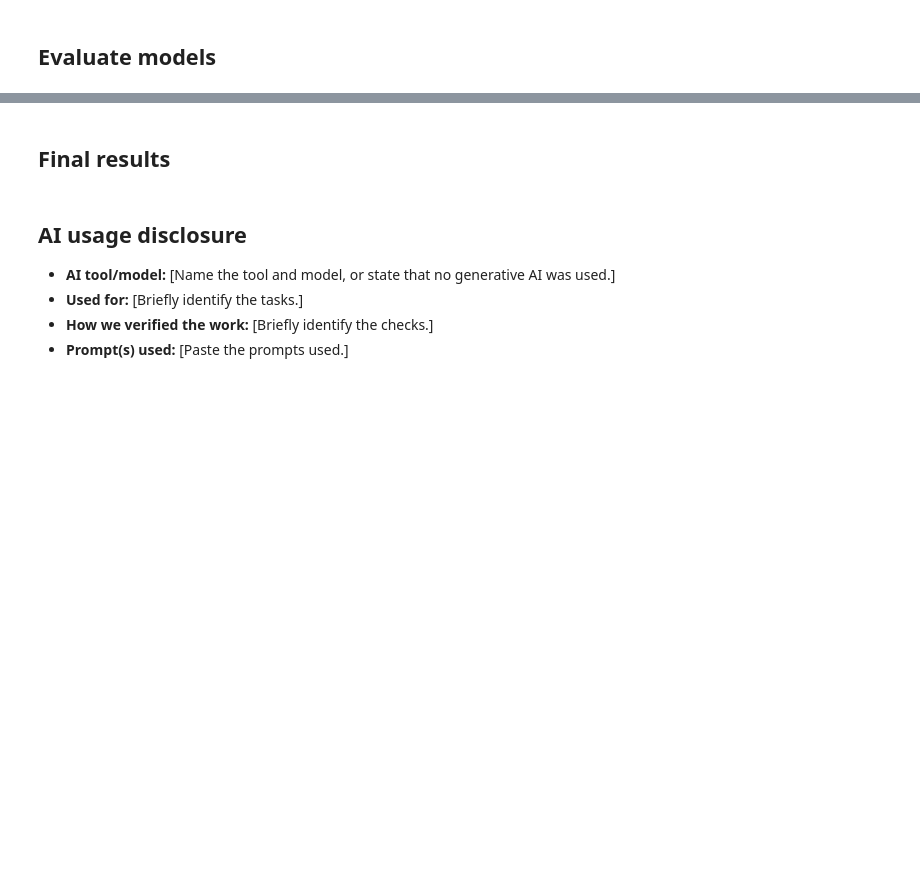
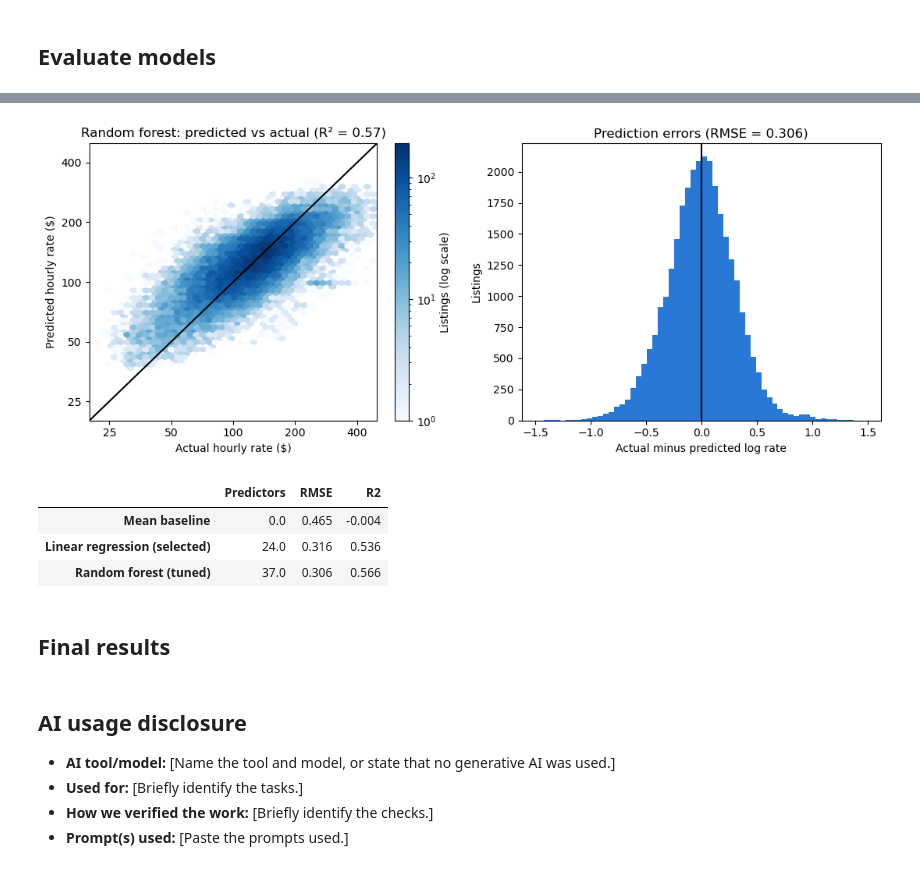
Before and after one commit to Silverdroplet/project_template, a Jupyter notebook: notebook.ipynb, the cells around one changed output, grey strips where cells are left out. Saved outputs shown, nothing was run; the diff lists cells and outputs as text; code cells hidden in the pictures; blank space fills up the shorter version.

```diff
--- a/notebook.ipynb
+++ b/notebook.ipynb
@@ -589,3 +769,33 @@ plt.show()
+# %%
+residual = y_test - rf_pred
+fig, (ax_fit, ax_res) = plt.subplots(1, 2, figsize=(11, 4.5))
+hb = ax_fit.hexbin(np.exp(y_test), np.exp(rf_pred), gridsize=45, xscale="log", yscale="log",
+                   bins="log", cmap="Blues", mincnt=1)
+ax_fit.plot([20, 500], [20, 500], color="black", lw=1.5)
+ticks = [25, 50, 100, 200, 400]
+ax_fit.set(xlim=(20, 500), ylim=(20, 500), xticks=ticks, yticks=ticks, xticklabels=ticks, yticklabels=ticks)
+ax_fit.minorticks_off()
+ax_fit.set_xlabel("Actual hourly rate ($)"); ax_fit.set_ylabel("Predicted hourly rate ($)")
+ax_fit.set_title(f"Random forest: predicted vs actual (R² = {rf_r2:.2f})")
+fig.colorbar(hb, ax=ax_fit, label="Listings (log scale)")
+ax_res.hist(residual, bins=60, color=RATE_COLOR); ax_res.axvline(0, color="black", lw=1.5)
+ax_res.set_xlabel("Actual minus predicted log rate"); ax_res.set_ylabel("Listings")
+ax_res.set_title(f"Prediction errors (RMSE = {rf_rmse:.3f})")
+plt.tight_layout(); plt.show()
+# %% [output]
+[figure, added]
+# %%
+comparison = pd.DataFrame({
+    "Mean baseline": {"Predictors": 0, "RMSE": np.sqrt(mean_squared_error(y_test, baseline_pred)), "R2": r2_score(y_test, baseline_pred)},
+    "Linear regression (selected)": results["Selected predictors"],
+    "Random forest (tuned)": rf_results,
+}).T
+comparison.round(3)
+# %% [output]
+|  | Predictors | RMSE | R2 |
+| Mean baseline | 0.0 | 0.465 | -0.004 |
+| Linear regression (selected) | 24.0 | 0.316 | 0.536 |
+| Random forest (tuned) | 37.0 | 0.306 | 0.566 |
 # %% [markdown]
 ## Final results
 # %%
```
Also changed, not shown: parts of 14 cells of this notebook.
